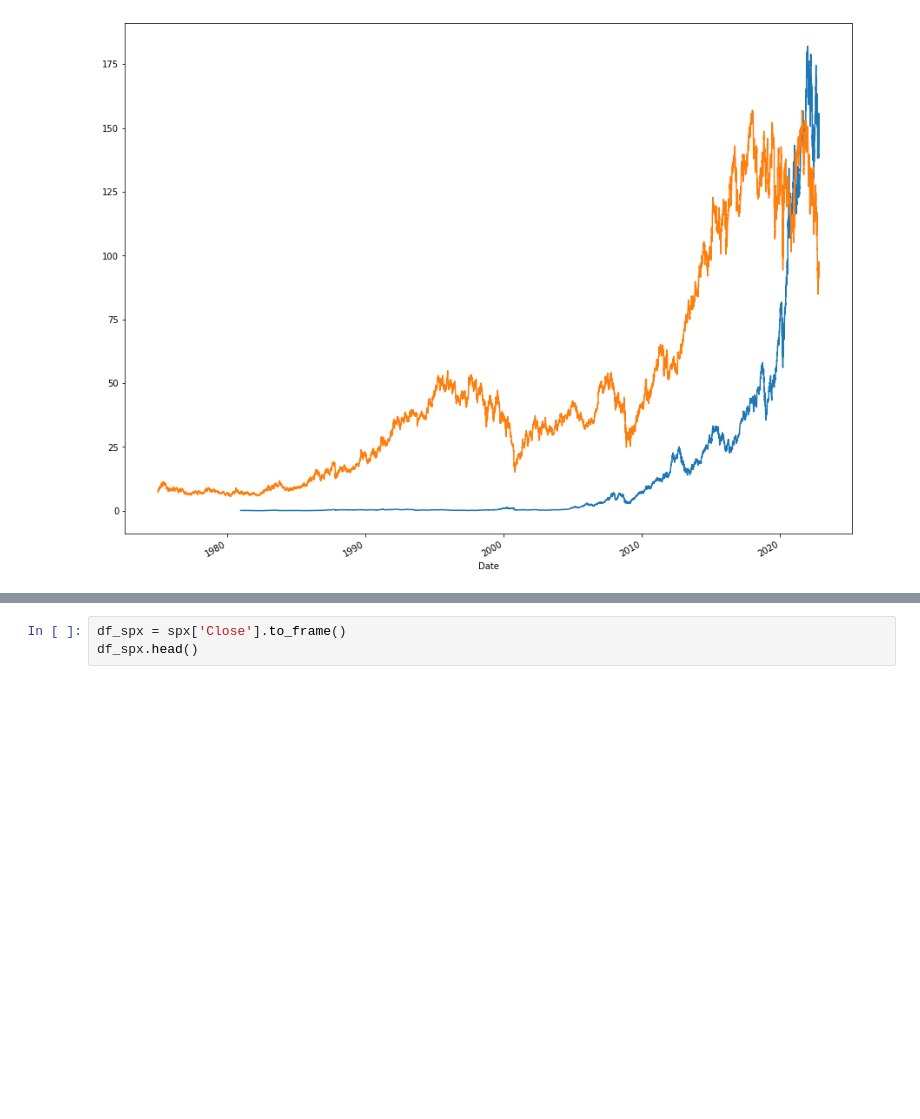
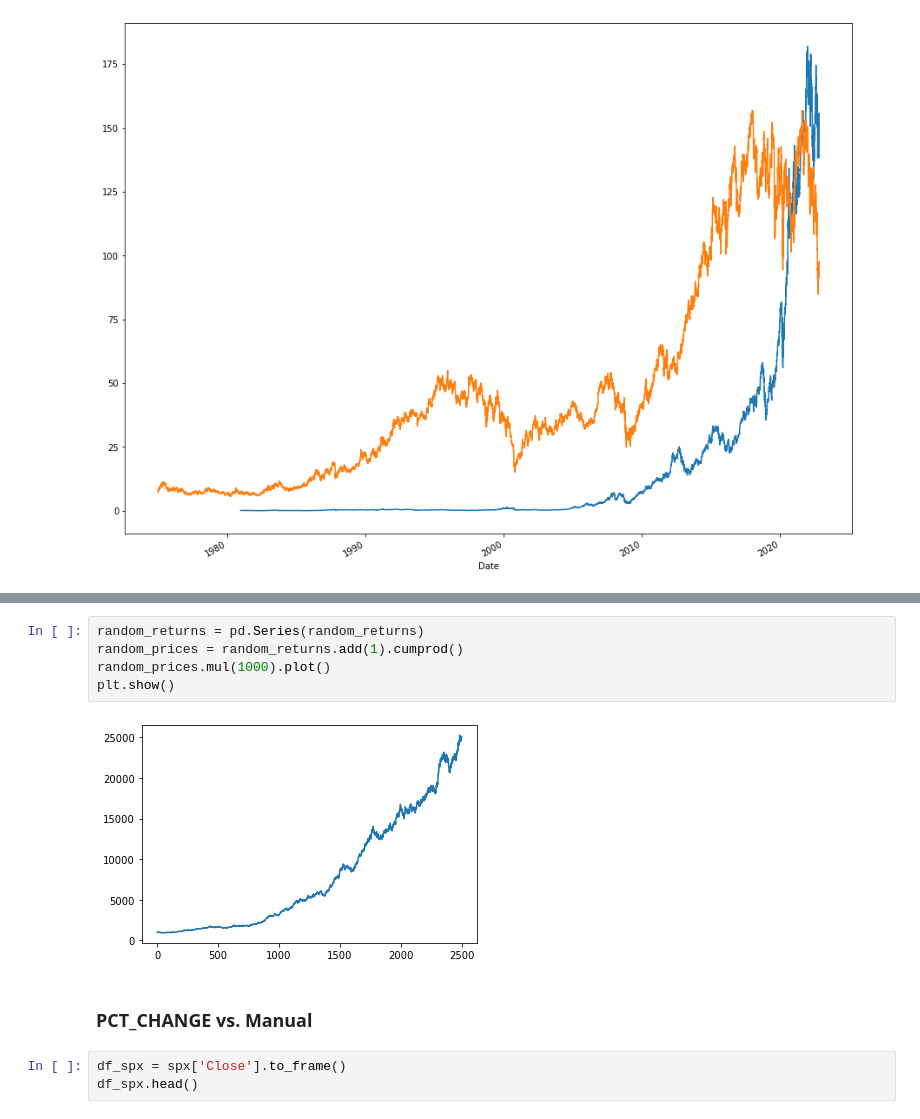
Before and after one commit to ievazzade/ML_Projects, a Jupyter notebook: TSA/stock.ipynb, the cells around one changed output, grey strips where cells are left out. Saved outputs shown, nothing was run; the diff lists cells and outputs as text; blank space fills up the shorter version.

```diff
--- a/TSA/stock.ipynb
+++ b/TSA/stock.ipynb
@@ -115,3 +115,12 @@ plt.plot(random_returns)
+# %%
+random_returns = pd.Series(random_returns)
+random_prices = random_returns.add(1).cumprod()
+random_prices.mul(1000).plot()
+plt.show()
+# %% [output]
+[figure, added]
+# %% [markdown]
+### PCT_CHANGE vs. Manual
 # %%
 df_spx = spx['Close'].to_frame()
 df_spx.head()
```
Also changed, not shown: parts of 10 cells of this notebook.
